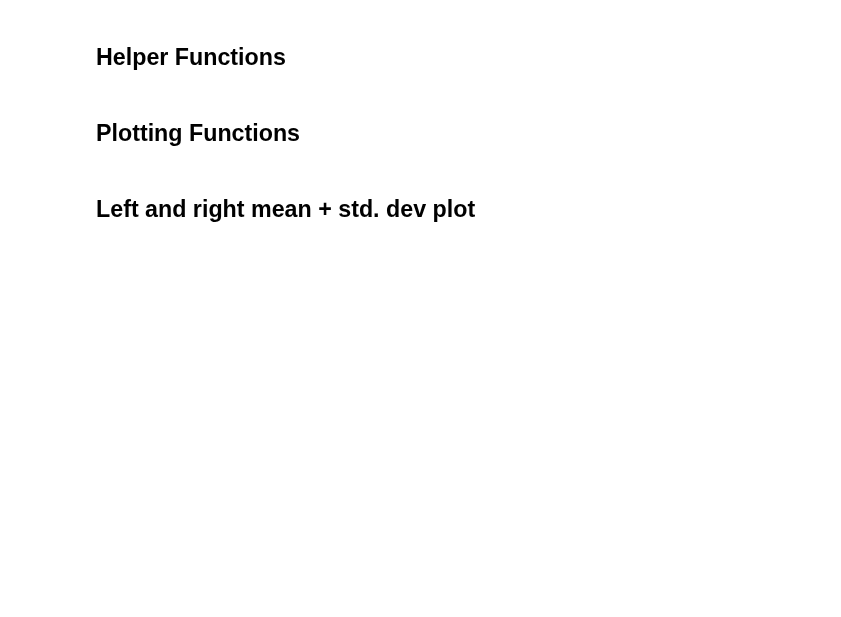
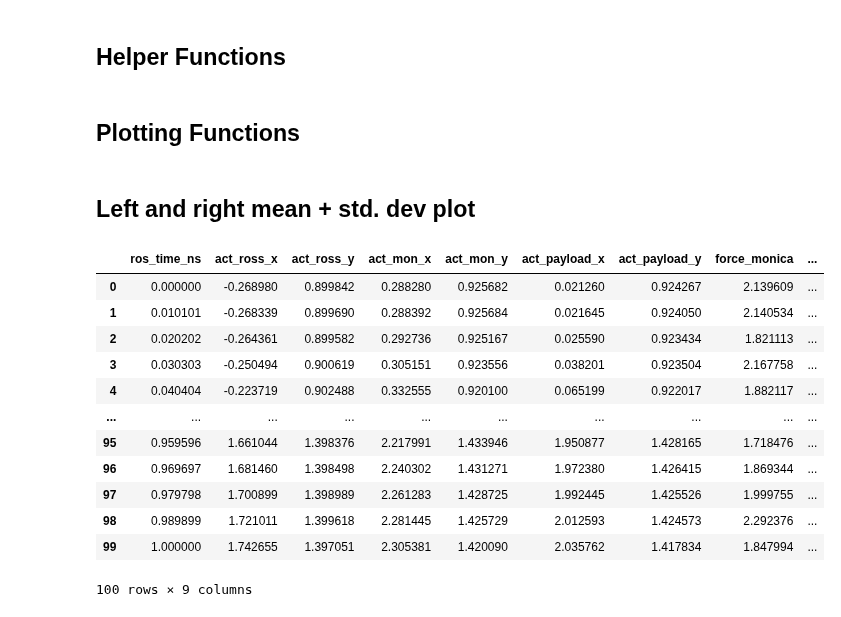
Before and after one commit to BCLab-UNM/MARIAM, a Jupyter notebook: analysis/vicon_experiments/traj_forces_plot.ipynb, the cells around one changed output. Drawn from its saved outputs; the diff is of its cells as text; code cells hidden in the pictures; blank space fills up the shorter version.

```diff
--- a/analysis/vicon_experiments/traj_forces_plot.ipynb
+++ b/analysis/vicon_experiments/traj_forces_plot.ipynb
@@ -578,6 +614,22 @@ traj_df_left = pd.read_csv(os.path.join(
     dirs_1_to_15[0], 'trajectory_data.csv'))
 traj_df_right = pd.read_csv(os.path.join(
     dirs_16_to_30[0], 'trajectory_data.csv'))
+# %%
+stats_right['mean']
+# %% [output]
+|  | ros_time_ns | act_ross_x | act_ross_y | act_mon_x | act_mon_y | act_payload_x | act_payload_y | force_monica | ... |
+| 0 | 0.000000 | -0.268980 | 0.899842 | 0.288280 | 0.925682 | 0.021260 | 0.924267 | 2.139609 | ... |
+| 1 | 0.010101 | -0.268339 | 0.899690 | 0.288392 | 0.925684 | 0.021645 | 0.924050 | 2.140534 | ... |
+| 2 | 0.020202 | -0.264361 | 0.899582 | 0.292736 | 0.925167 | 0.025590 | 0.923434 | 1.821113 | ... |
+| 3 | 0.030303 | -0.250494 | 0.900619 | 0.305151 | 0.923556 | 0.038201 | 0.923504 | 2.167758 | ... |
+| 4 | 0.040404 | -0.223719 | 0.902488 | 0.332555 | 0.920100 | 0.065199 | 0.922017 | 1.882117 | ... |
+| ... | ... | ... | ... | ... | ... | ... | ... | ... | ... |
+| 95 | 0.959596 | 1.661044 | 1.398376 | 2.217991 | 1.433946 | 1.950877 | 1.428165 | 1.718476 | ... |
+| 96 | 0.969697 | 1.681460 | 1.398498 | 2.240302 | 1.431271 | 1.972380 | 1.426415 | 1.869344 | ... |
+| 97 | 0.979798 | 1.700899 | 1.398989 | 2.261283 | 1.428725 | 1.992445 | 1.425526 | 1.999755 | ... |
+| 98 | 0.989899 | 1.721011 | 1.399618 | 2.281445 | 1.425729 | 2.012593 | 1.424573 | 2.292376 | ... |
+| 99 | 1.000000 | 1.742655 | 1.397051 | 2.305381 | 1.420090 | 2.035762 | 1.417834 | 1.847994 | ... |
+100 rows × 9 columns
 # %%
 plot_stats(stats_left, stats_right, traj_df_left, traj_df_right, fig_size=(7, 12),
            file_name='traj_and_forces_plot_desired_traj.png',
```
Also changed, not shown: parts of 9 cells of this notebook.
